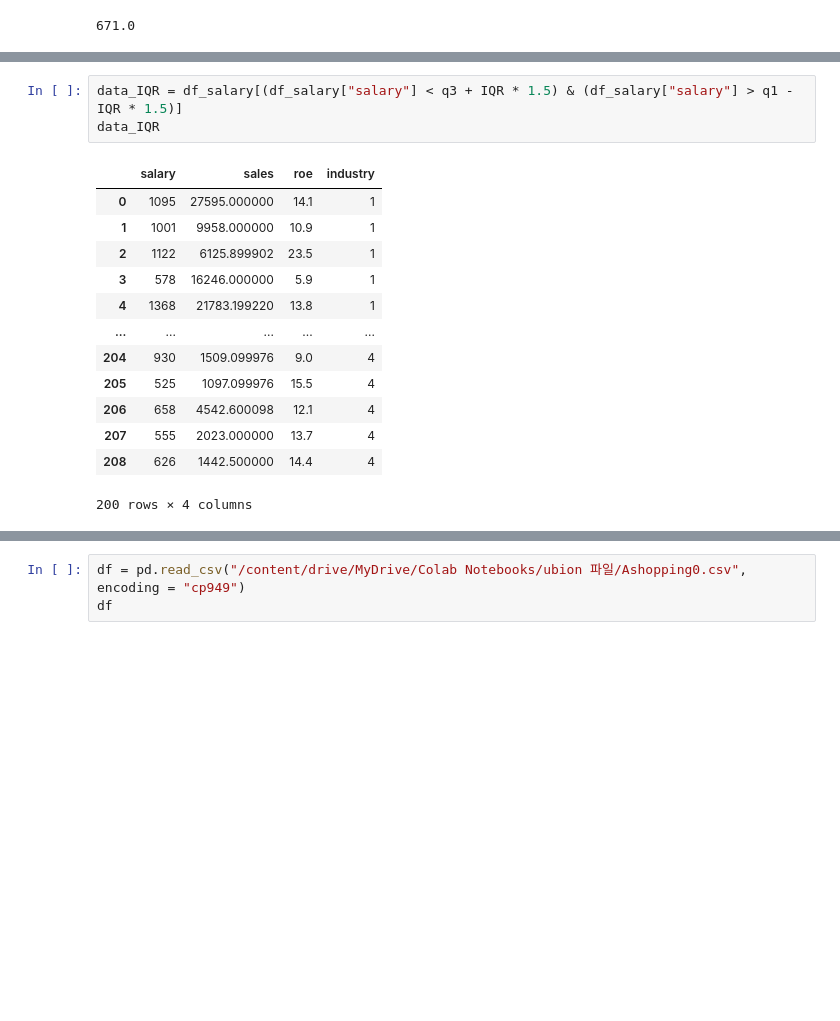
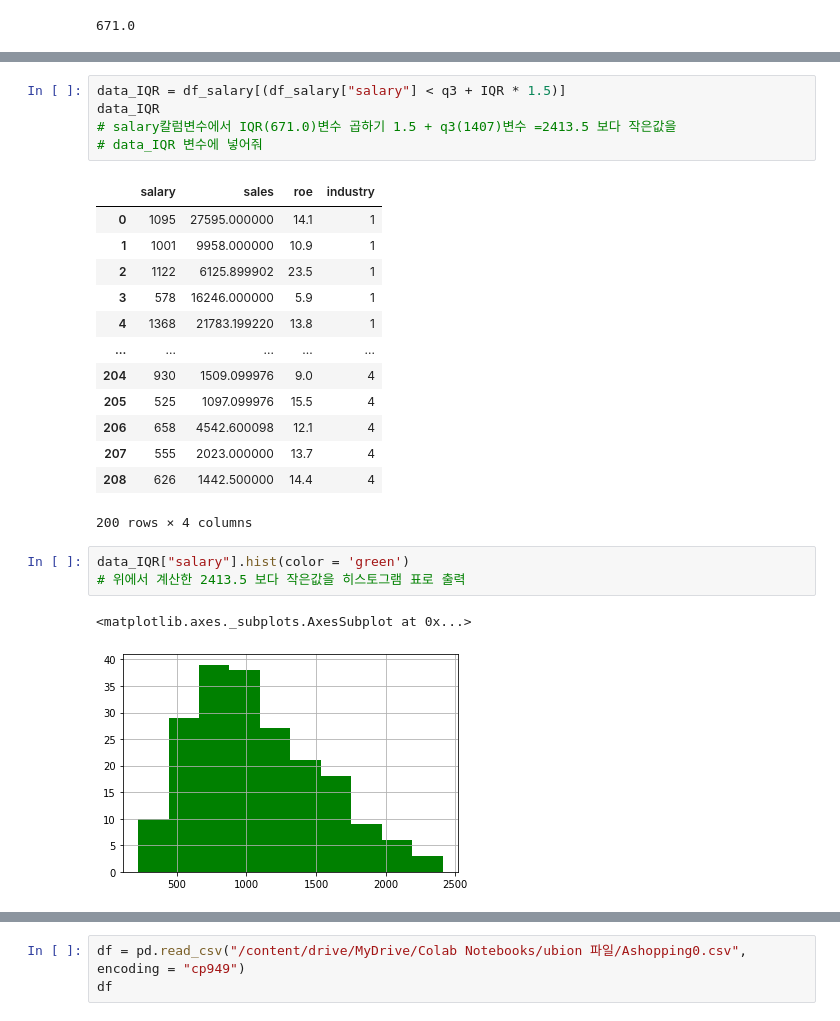
Before and after one commit to enosung/ubion, a Jupyter notebook: 유비온_2번째주_수업02(01월02일~01월09일).ipynb, the cells around one changed output, grey strips where cells are left out. Saved outputs shown, nothing was run; the diff lists cells and outputs as text; blank space fills up the shorter version.

```diff
--- a/유비온_2번째주_수업02(01월02일~01월09일).ipynb
+++ b/유비온_2번째주_수업02(01월02일~01월09일).ipynb
@@ -613,6 +728,8 @@ IQR
 # %%
-data_IQR = df_salary[(df_salary["salary"] < q3 + IQR * 1.5) & (df_salary["salary"] > q1 - IQR * 1.5)]
+data_IQR = df_salary[(df_salary["salary"] < q3 + IQR * 1.5)]
 data_IQR
+# salary칼럼변수에서 IQR(671.0)변수 곱하기 1.5 + q3(1407)변수 =2413.5 보다 작은값을
+# data_IQR 변수에 넣어줘
 # %% [output]
 |  | salary | sales | roe | industry |
 | 0 | 1095 | 27595.000000 | 14.1 | 1 |
@@ -627,4 +744,10 @@ data_IQR
 | 207 | 555 | 2023.000000 | 13.7 | 4 |
 | 208 | 626 | 1442.500000 | 14.4 | 4 |
 200 rows × 4 columns
+# %%
+data_IQR["salary"].hist(color = 'green')
+# 위에서 계산한 2413.5 보다 작은값을 히스토그램 표로 출력
+# %% [output]
+<matplotlib.axes._subplots.AxesSubplot at 0x...>
+[figure, added]
 # %%
```
Also changed, not shown: parts of 125 cells of this notebook.
